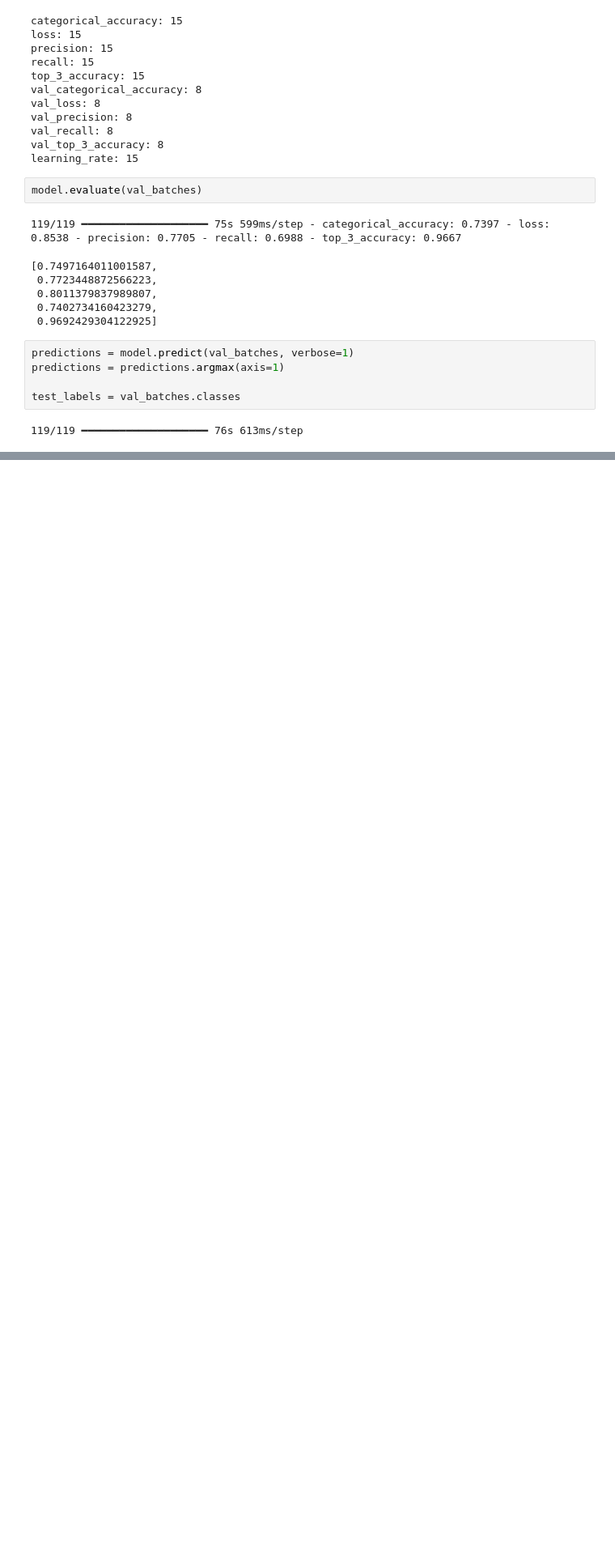
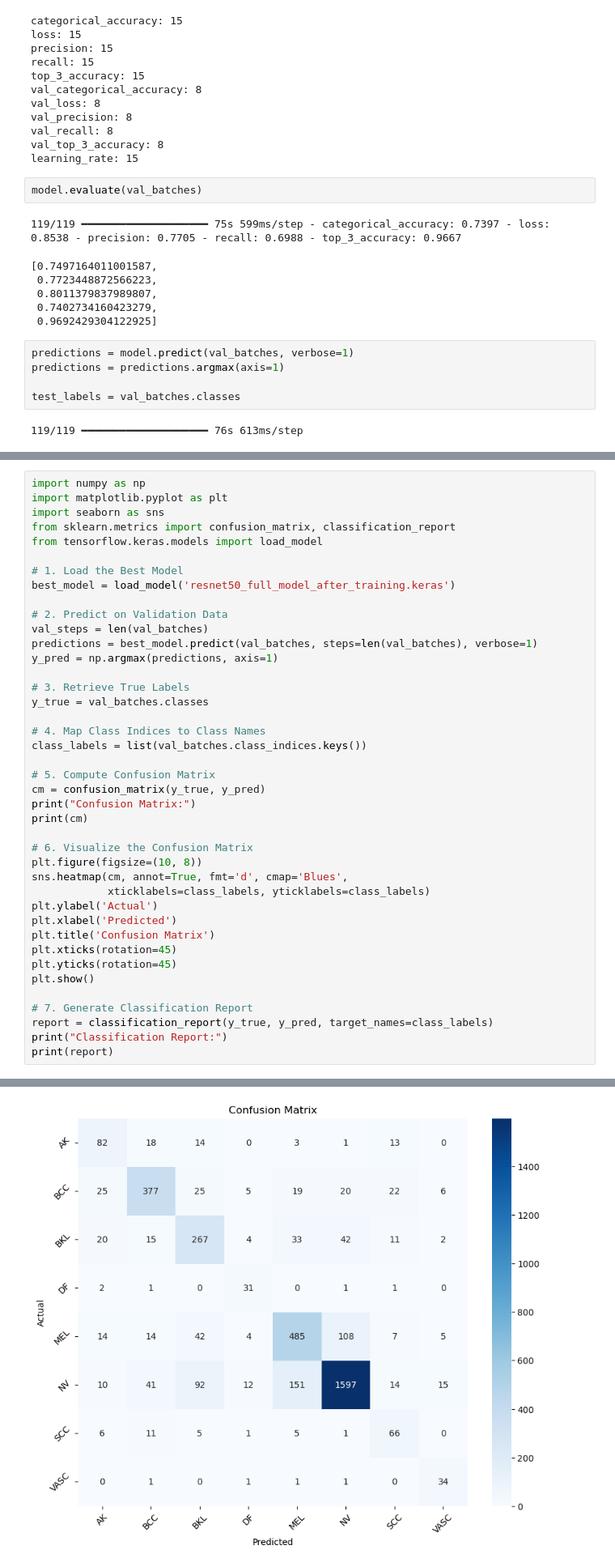
Before and after one commit to quynhnnduong/SkinLesionClassification, a Jupyter notebook: ResNet50.ipynb, the cells around one changed output, grey strips where cells are left out. Shown at 81% size. Cells and saved outputs as stored; diff of their text form; blank space fills up the shorter version.

```diff
--- a/ResNet50.ipynb
+++ b/ResNet50.ipynb
@@ -480,0 +468,42 @@ weighted avg       0.78      0.77      0.77      3804
+# %%
+import numpy as np
+import matplotlib.pyplot as plt
+import seaborn as sns
+from sklearn.metrics import confusion_matrix, classification_report
+from tensorflow.keras.models import load_model
+
+# 1. Load the Best Model
+best_model = load_model('resnet50_full_model_after_training.keras')
+
+# 2. Predict on Validation Data
+val_steps = len(val_batches)
+predictions = best_model.predict(val_batches, steps=len(val_batches), verbose=1)
+y_pred = np.argmax(predictions, axis=1)
+
+# 3. Retrieve True Labels
+y_true = val_batches.classes
+
+# 4. Map Class Indices to Class Names
+class_labels = list(val_batches.class_indices.keys())
+
+# 5. Compute Confusion Matrix
+cm = confusion_matrix(y_true, y_pred)
+print("Confusion Matrix:")
+print(cm)
+
+# 6. Visualize the Confusion Matrix
+plt.figure(figsize=(10, 8))
+sns.heatmap(cm, annot=True, fmt='d', cmap='Blues',
+            xticklabels=class_labels, yticklabels=class_labels)
+plt.ylabel('Actual')
+plt.xlabel('Predicted')
+plt.title('Confusion Matrix')
+plt.xticks(rotation=45)
+plt.yticks(rotation=45)
+plt.show()
+
+# 7. Generate Classification Report
+report = classification_report(y_true, y_pred, target_names=class_labels)
+print("Classification Report:")
+print(report)
+# %% [output]
@@ -480,0 +544 @@ weighted avg       0.78      0.77      0.77      3804
+[figure, added]
```
Also changed, not shown: parts of 4 cells of this notebook, 2 other files.
